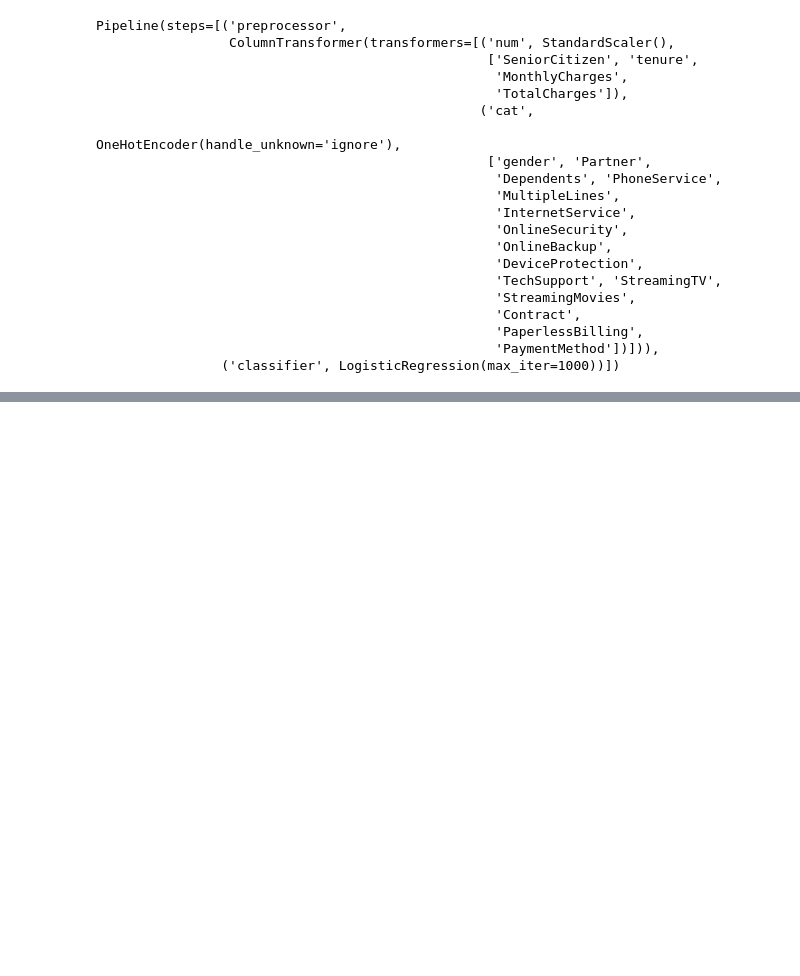
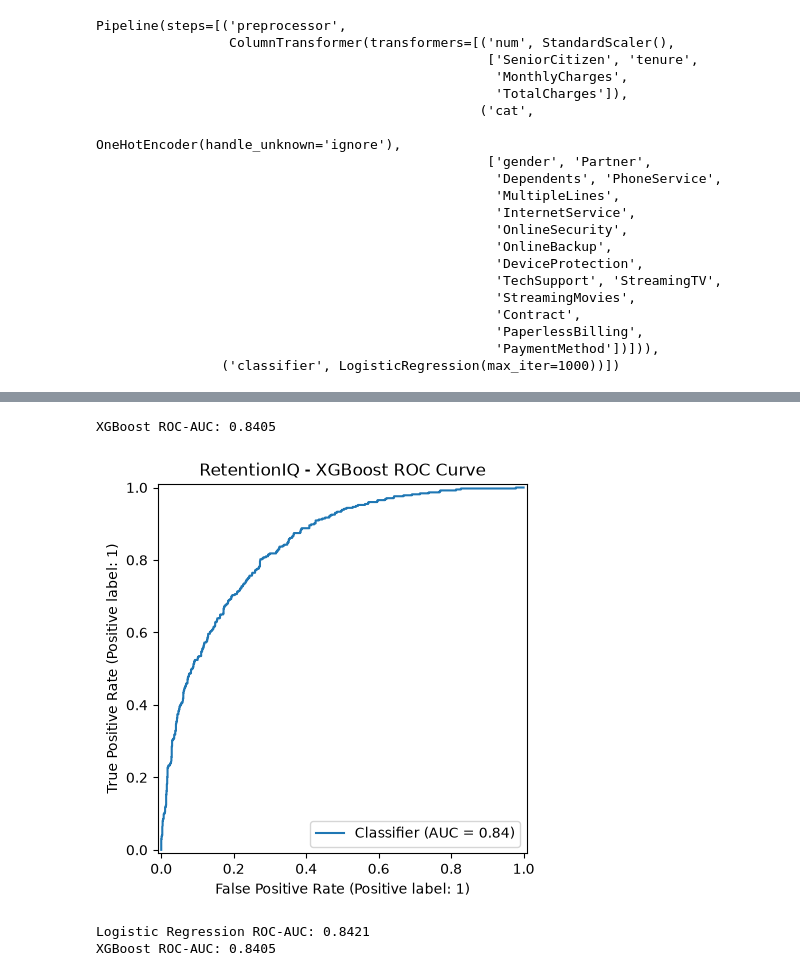
Before and after one commit to irhadTTT/RetentionIQ, a Jupyter notebook: notebooks/01_exploration.ipynb, the cells around one changed output, grey strips where cells are left out. Drawn from its saved outputs; the diff is of its cells as text; code cells hidden in the pictures; blank space fills up the shorter version.

```diff
--- a/notebooks/01_exploration.ipynb
+++ b/notebooks/01_exploration.ipynb
@@ -1111,0 +744,18 @@ joblib.dump(model, "churn_model.pkl")
+# %%
+from xgboost import XGBClassifier
+from sklearn.pipeline import Pipeline
+
+xgb_model = Pipeline(
+    steps=[
+        ("preprocessor", preprocessor),
+        ("classifier", XGBClassifier(
+            n_estimators=300,
+            max_depth=4,
+            learning_rate=0.05,
+            random_state=42,
+            eval_metric="logloss"
+        ))
+    ]
+)
+
+print("XGBoost model je pripremljen!")
@@ -1111,0 +847,33 @@ joblib.dump(model, "churn_model.pkl")
+# %%
+from sklearn.metrics import roc_auc_score, RocCurveDisplay
+import matplotlib.pyplot as plt
+
+y_prob_xgb = xgb_model.predict_proba(X_test)[:, 1]
+
+auc = roc_auc_score(y_test_xgb, y_prob_xgb)
+print("XGBoost ROC-AUC:", round(auc, 4))
+
+RocCurveDisplay.from_predictions(y_test_xgb, y_prob_xgb)
+plt.title("RetentionIQ - XGBoost ROC Curve")
+plt.show()
+# %% [output]
+XGBoost ROC-AUC: 0.8405
+[figure, added]
+# %%
+from sklearn.metrics import roc_auc_score
+
+# Vjerovatnoće odlaska za Logistic Regression
+y_prob_lr = model.predict_proba(X_test)[:, 1]
+
+# Vjerovatnoće odlaska za XGBoost
+y_prob_xgb = xgb_model.predict_proba(X_test)[:, 1]
+
+# ROC-AUC oba modela
+auc_lr = roc_auc_score(y_test_xgb, y_prob_lr)
+auc_xgb = roc_auc_score(y_test_xgb, y_prob_xgb)
+
+print("Logistic Regression ROC-AUC:", round(auc_lr, 4))
+print("XGBoost ROC-AUC:", round(auc_xgb, 4))
+# %% [output]
+Logistic Regression ROC-AUC: 0.8421
+XGBoost ROC-AUC: 0.8405
```
Also changed, not shown: parts of 113 cells of this notebook, 7 other files.
